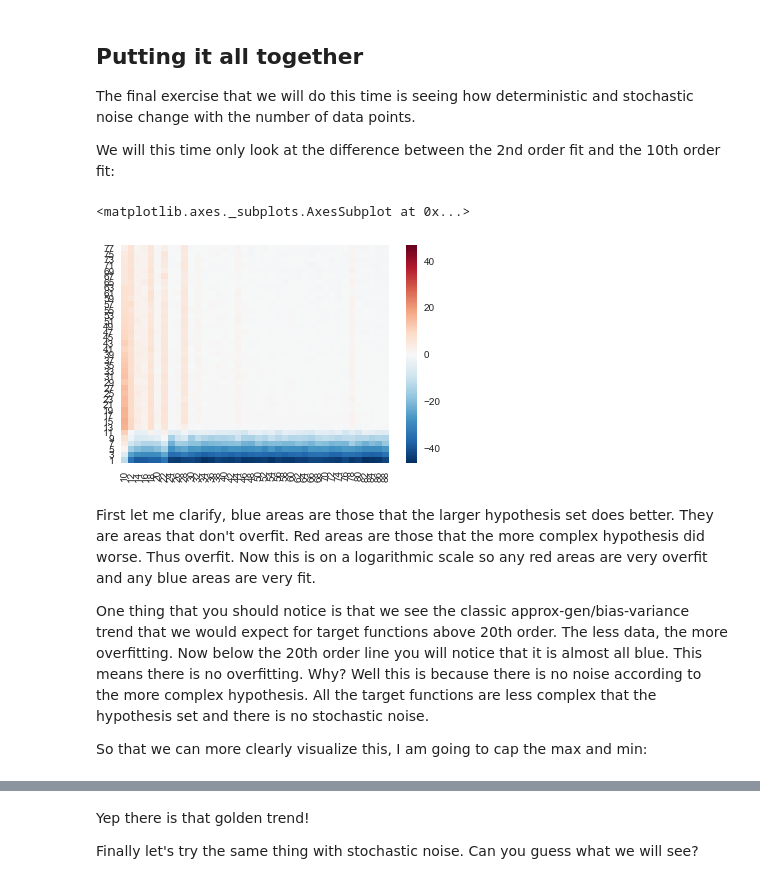
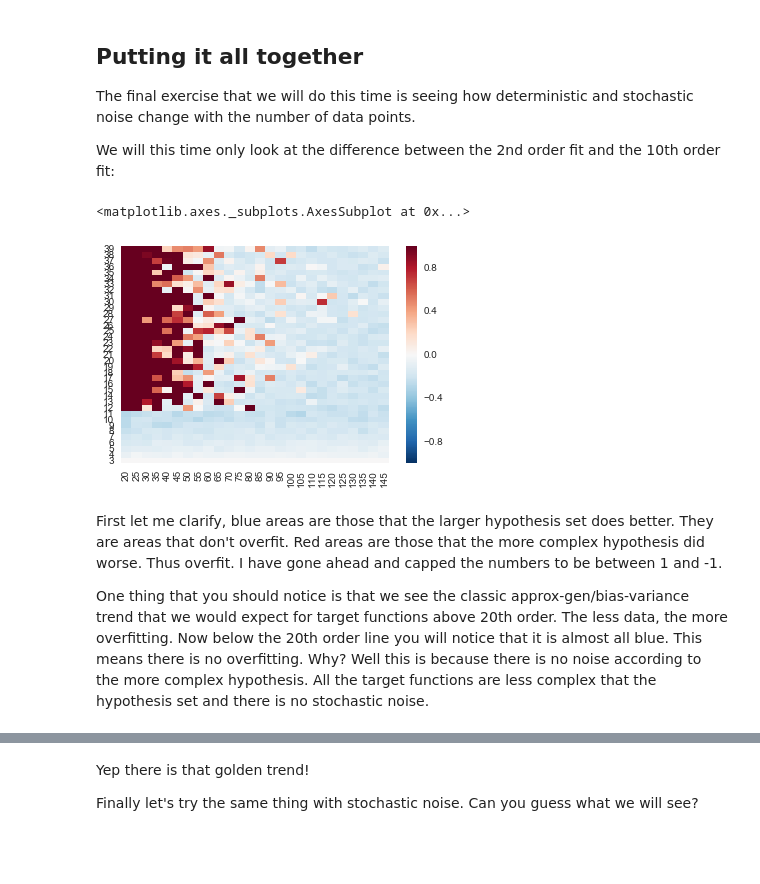
Before and after one commit to knathanieltucker/data-science-foundations, a Jupyter notebook: foundations/16.Noise.ipynb, the cells around one changed output, grey strips where cells are left out. Saved outputs shown, nothing was run; the diff lists cells and outputs as text; code cells hidden in the pictures; blank space fills up the shorter version.

```diff
--- a/foundations/16.Noise.ipynb
+++ b/foundations/16.Noise.ipynb
@@ -59,11 +59,11 @@ The second type of noise that we will examine is called deterministic noise. Sou
 
 An example of deterministic noise would be making the polynomial 3rd order:
 # %%
-third_order_intercepts = np.random.uniform(0, 1, size=3)
-coef = P.polyfromroots(third_order_intercepts)
+third_order_intercepts = np.random.uniform(-1, 1, size=4)
+L = Legendre(third_order_intercepts)
 
-X = np.random.uniform(0, 1, size=100)
-y = P.polyval(X, coef)
+X = np.random.uniform(-1, 1, size=100)
+y = L(X)
 
 # without noise
 sns.jointplot(X, y)
@@ -187,22 +187,22 @@ The final exercise that we will do this time is seeing how deterministic and sto
 We will this time only look at the difference between the 2nd order fit and the 10th order fit:
 # %%
 test_errors = []
-for num_data_points in range(10, 200, 5) + [1000, 10000]:
-    X_train = np.random.uniform(1, 1.5, size=num_data_points)
-    X_test = np.random.uniform(1, 1.5, size=1000)
-
+for num_data_points in range(20, 150, 5):
     test_error = []
-    for target_complexity in range(3, 80, 2):
+    for target_complexity in range(3, 40, 1):
         error = 0
         for _ in range(10):
-            coef = P.polyfromroots(np.random.uniform(1, 1.5, size=target_complexity))
+            X_train = np.random.uniform(-1, 1, size=num_data_points)
+            X_test = np.random.uniform(-1, 1, size=1000)
 
-            y_train = P.polyval(X_train, coef)
-            y_test = P.polyval(X_test, coef)
+            L = Legendre(np.random.uniform(-1, 1, size=target_complexity))
+
+            y_train = L(X_train)
+            y_test = L(X_test)
 
 
             reg = LinearRegression(fit_intercept=False)
-            poly = PolynomialFeatures(20)
+            poly = PolynomialFeatures(10)
             X_train_tran = poly.fit_transform(X_train[:, None])
             X_test_tran = poly.fit_transform(X_test[:, None])
 
@@ -219,22 +219,25 @@ for num_data_points in range(10, 200, 5) + [1000, 10000]:
             reg.fit(X_train_tran, y_train)
 
             preds = reg.predict(X_test_tran)
-            error_10 /= mean_squared_error(preds, y_test)
+            error_10 -= mean_squared_error(preds, y_test)
             error += error_10
 
         test_error.append(error/10)
 
     test_errors.append(test_error)
 # %%
-sns.heatmap(np.log(np.flipud(np.array(test_errors).T)),
-            xticklabels=range(10, 120, 2) + [1000, 10000],
-            yticklabels=range(1, 80, 2)[::-1])
+# sns.heatmap(np.log(np.flipud(np.array(test_errors).T)),
+#             xticklabels=range(10, 120, 2) + [1000, 10000],
+#             yticklabels=range(1, 80, 2)[::-1])
+
+sns.heatmap(np.flipud(np.array(test_errors).T),
+            vmin=-1, vmax=1,
+            xticklabels=range(20, 150, 5),
+            yticklabels=range(3, 40, 1)[::-1])
 # %% [output]
 <matplotlib.axes._subplots.AxesSubplot at 0x...>
-[figure, old version]
+[figure, new version]
 # %% [markdown]
-First let me clarify, blue areas are those that the larger hypothesis set does better. They are areas that don't overfit. Red areas are those that the more complex hypothesis did worse. Thus overfit. Now this is on a logarithmic scale so any red areas are very overfit and any blue areas are very fit.
+First let me clarify, blue areas are those that the larger hypothesis set does better. They are areas that don't overfit. Red areas are those that the more complex hypothesis did worse. Thus overfit. I have gone ahead and capped the numbers to be between 1 and -1.
 
 One thing that you should notice is that we see the classic approx-gen/bias-variance trend that we would expect for target functions above 20th order. The less data, the more overfitting. Now below the 20th order line you will notice that it is almost all blue. This means there is no overfitting. Why? Well this is because there is no noise according to the more complex hypothesis. All the target functions are less complex that the hypothesis set and there is no stochastic noise.
-
-So that we can more clearly visualize this, I am going to cap the max and min:
```
Also changed, not shown: parts of 11 cells of this notebook, 15 other files.
